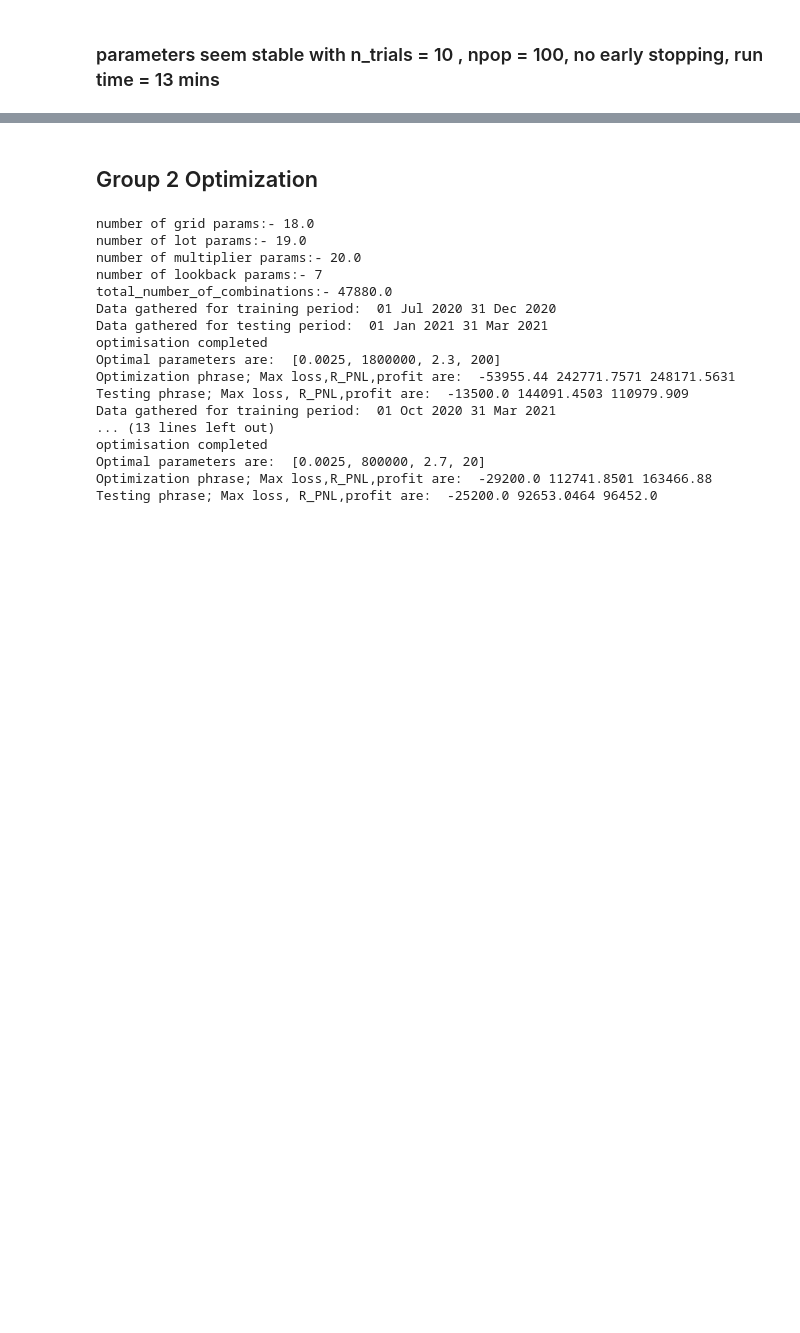
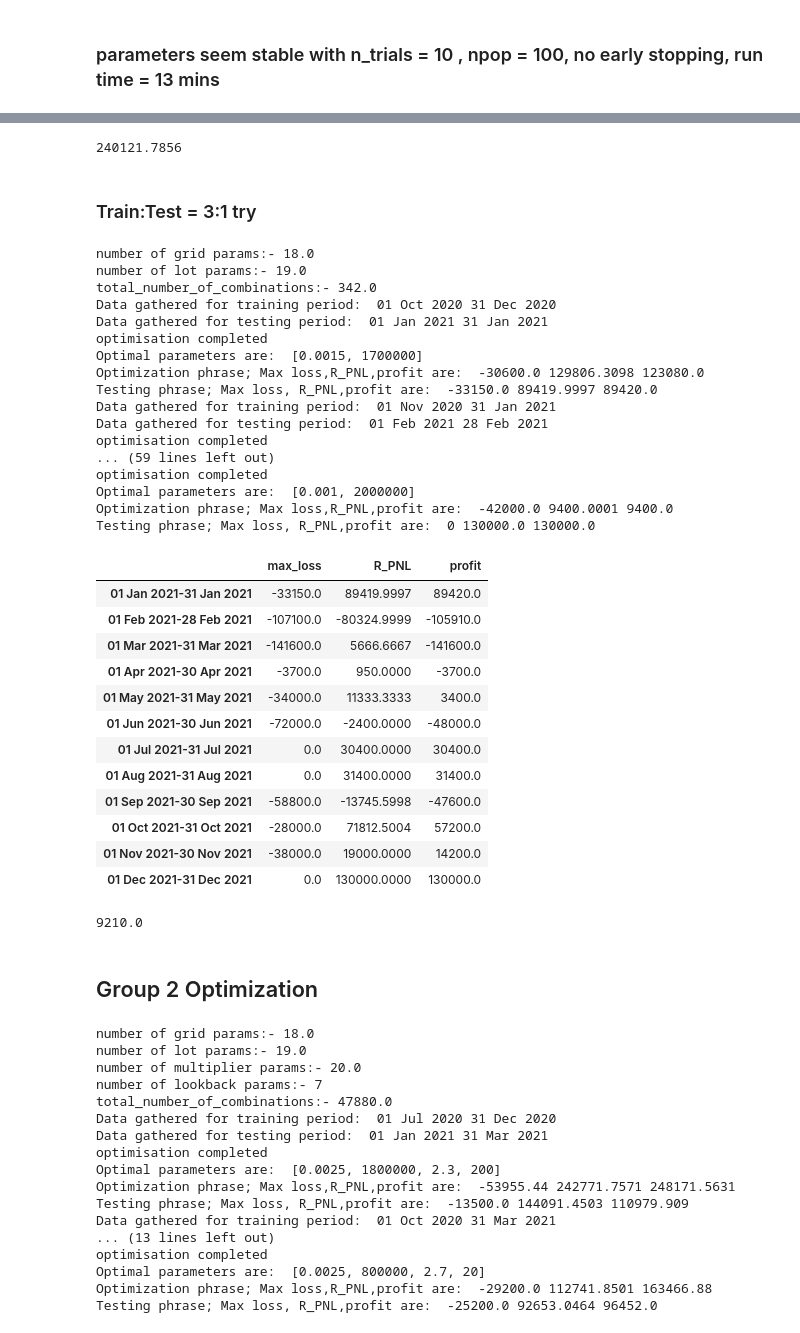
Before and after one commit to SamanvayMS/bp-Trading, a Jupyter notebook: Genetic_Algo_using_Deap_revise.ipynb, the cells around one changed output, grey strips where cells are left out. Cells and saved outputs as stored; diff of their text form; code cells hidden in the pictures; blank space fills up the shorter version.

```diff
--- a/Genetic_Algo_using_Deap_revise.ipynb
+++ b/Genetic_Algo_using_Deap_revise.ipynb
@@ -263,3 +475,81 @@ Training phrase; Max loss, R_PNL,profit are:  -28800.0 48888.8889 66240.0
+# %%
+-56515.7144+89960.0000+48900.0000-6162.5000-21600.0000+57500.0000+61800.0000+66240.0000
+# %% [output]
+240121.7856
+# %% [markdown]
+### Train:Test = 3:1 try
+# %%
+grid_params = [0.001,0.01,0.0005]
+lot_params = [100000,2000000,100000]
+
+n_grid_params = ((grid_params[1]-grid_params[0])/grid_params[2])
+n_lot_params = ((lot_params[1]-lot_params[0])/lot_params[2])
+
+n_combination = n_grid_params*n_lot_params
+print('number of grid params:-',(n_grid_params))
+print('number of lot params:-',(n_lot_params))
+print('total_number_of_combinations:-',(n_combination))
+
+# Adjust these parameter according to search space
+n_trials = 10 #NGEN
+npop = 100
+early_stopping_gen = 10 # no early stopping
+optimizer_param = [n_trials, npop, early_stopping_gen]
+
+parameters = [grid_params,lot_params]
+results = walk_forward_analysis('jan 2021','jan 2022',1,parameters,optimization_function=deap_optimiser_g_n,optimizer_params=optimizer_param,lookback_in_months=3,evaluation_period=1)
+results
+# %% [output]
+number of grid params:- 18.0
+number of lot params:- 19.0
+total_number_of_combinations:- 342.0
+Data gathered for training period:  01 Oct 2020 31 Dec 2020
+Data gathered for testing period:  01 Jan 2021 31 Jan 2021
+optimisation completed
+Optimal parameters are:  [0.0015, 1700000]
+Optimization phrase; Max loss,R_PNL,profit are:  -30600.0 129806.3098 123080.0
+Testing phrase; Max loss, R_PNL,profit are:  -33150.0 89419.9997 89420.0
+Data gathered for training period:  01 Nov 2020 31 Jan 2021
+Data gathered for testing period:  01 Feb 2021 28 Feb 2021
+optimisation completed
+... (59 lines left out)
+optimisation completed
+Optimal parameters are:  [0.001, 2000000]
+Optimization phrase; Max loss,R_PNL,profit are:  -42000.0 9400.0001 9400.0
+Testing phrase; Max loss, R_PNL,profit are:  0 130000.0 130000.0
+|  | max_loss | R_PNL | profit |
+| 01 Jan 2021-31 Jan 2021 | -33150.0 | 89419.9997 | 89420.0 |
+| 01 Feb 2021-28 Feb 2021 | -107100.0 | -80324.9999 | -105910.0 |
+| 01 Mar 2021-31 Mar 2021 | -141600.0 | 5666.6667 | -141600.0 |
+| 01 Apr 2021-30 Apr 2021 | -3700.0 | 950.0000 | -3700.0 |
+| 01 May 2021-31 May 2021 | -34000.0 | 11333.3333 | 3400.0 |
+| 01 Jun 2021-30 Jun 2021 | -72000.0 | -2400.0000 | -48000.0 |
+| 01 Jul 2021-31 Jul 2021 | 0.0 | 30400.0000 | 30400.0 |
+| 01 Aug 2021-31 Aug 2021 | 0.0 | 31400.0000 | 31400.0 |
+| 01 Sep 2021-30 Sep 2021 | -58800.0 | -13745.5998 | -47600.0 |
+| 01 Oct 2021-31 Oct 2021 | -28000.0 | 71812.5004 | 57200.0 |
+| 01 Nov 2021-30 Nov 2021 | -38000.0 | 19000.0000 | 14200.0 |
+| 01 Dec 2021-31 Dec 2021 | 0.0 | 130000.0000 | 130000.0 |
+# %%
+# Given profit data
+profits = [
+    89420.0,
+    -105910.0,
+    -141600.0,
+    -3700.0,
+    3400.0,
+    -48000.0,
+    30400.0,
+    31400.0,
+    -47600.0,
+    57200.0,
+    14200.0,
+    130000.0
+]
+
+sum(profits)
+# %% [output]
+9210.0
 # %% [markdown]
 ## Group 2 Optimization
 # %%
```
Also changed, not shown: parts of 16 cells of this notebook.
